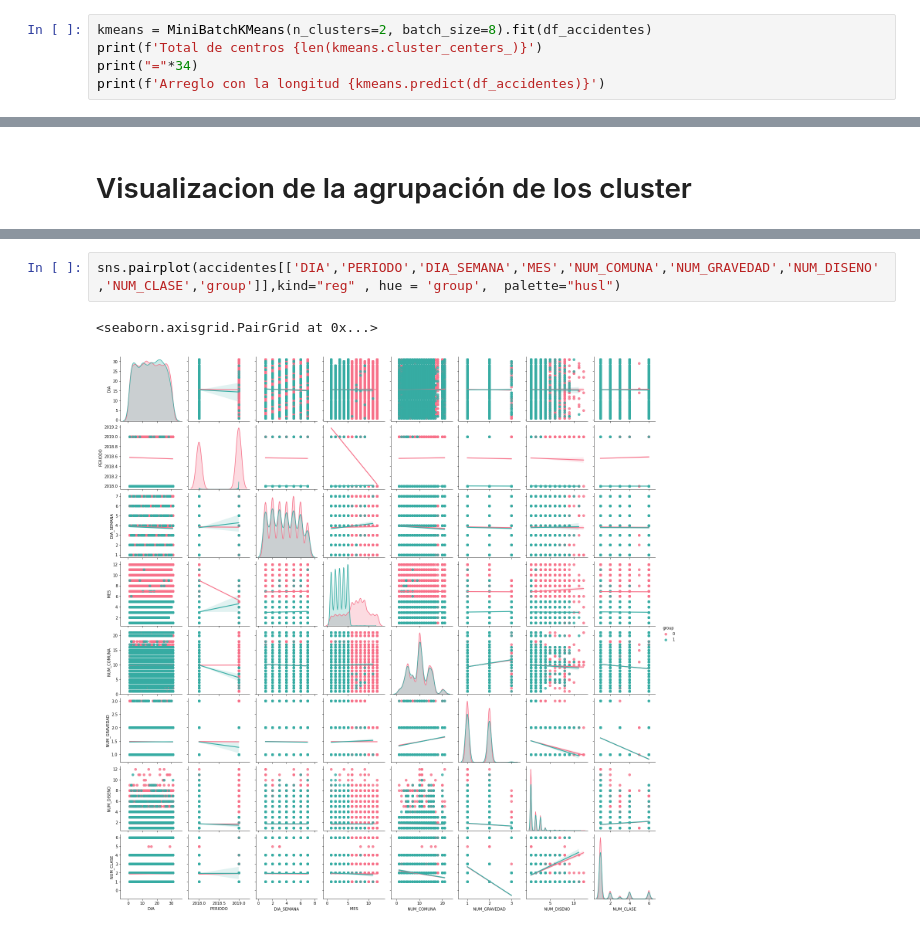
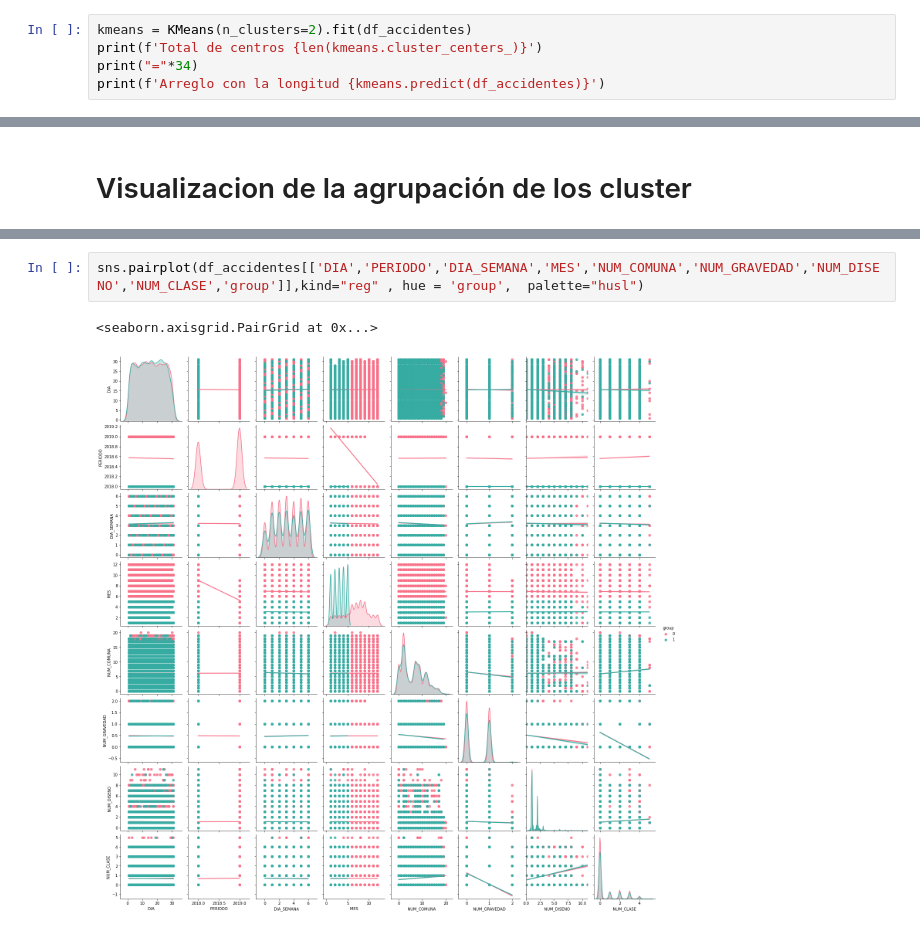
Before and after one commit to sergio2526/Modelo-Accidentes, a Jupyter notebook: Codigo/Implementación_de_Batch_K_Means.ipynb, the cells around one changed output, grey strips where cells are left out. Saved outputs shown, nothing was run; the diff lists cells and outputs as text.

```diff
--- a/Codigo/Implementación_de_Batch_K_Means.ipynb
+++ b/Codigo/Implementación_de_Batch_K_Means.ipynb
@@ -11,7 +11,7 @@ df_accidentes = pd.read_csv("X.csv")
 # %% [markdown]
 # Aprendizaje no supervisado
 # %%
-kmeans = MiniBatchKMeans(n_clusters=2, batch_size=8).fit(df_accidentes)
+kmeans = KMeans(n_clusters=2).fit(df_accidentes)
 print(f'Total de centros {len(kmeans.cluster_centers_)}')
 print("="*34)
 print(f'Arreglo con la longitud {kmeans.predict(df_accidentes)}')
@@ -49,5 +45,5 @@ sns.pairplot(accidentes, palette="husl" , hue='group', kind="reg" )
 # %%
-sns.pairplot(accidentes[['DIA','PERIODO','DIA_SEMANA','MES','NUM_COMUNA','NUM_GRAVEDAD','NUM_DISENO','NUM_CLASE','group']],kind="reg" , hue = 'group',  palette="husl")
+sns.pairplot(df_accidentes[['DIA','PERIODO','DIA_SEMANA','MES','NUM_COMUNA','NUM_GRAVEDAD','NUM_DISENO','NUM_CLASE','group']],kind="reg" , hue = 'group',  palette="husl")
 # %% [output]
 <seaborn.axisgrid.PairGrid at 0x...>
-[figure, old version]
+[figure, new version]
```
Also changed, not shown: parts of 6 cells of this notebook, 42 other files.
